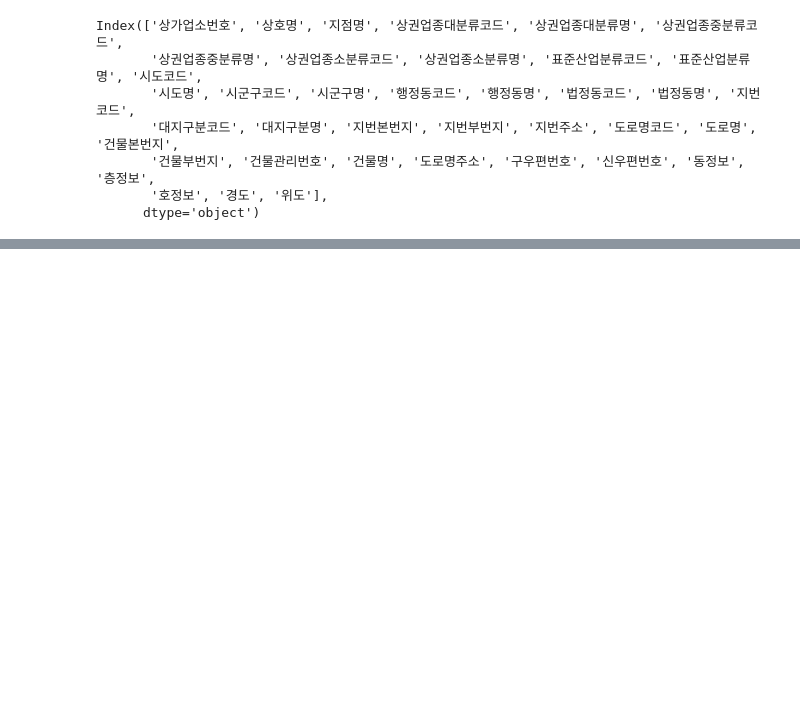
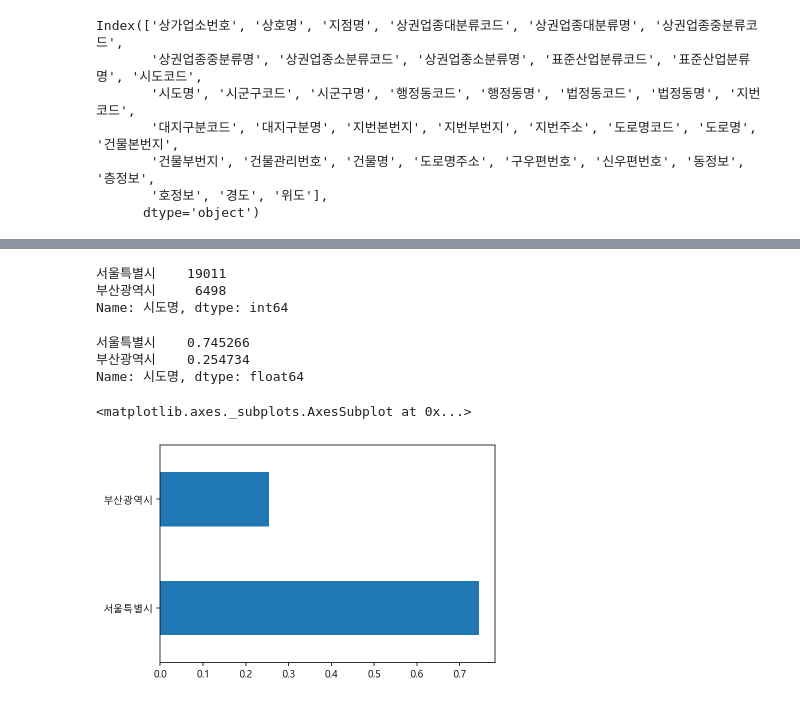
Before and after one commit to ATOMB-EUNBI/Python-Basic, a Jupyter notebook: Boostcamp_seoul1.ipynb, the cells around one changed output, grey strips where cells are left out. Saved outputs shown, nothing was run; the diff lists cells and outputs as text; code cells hidden in the pictures; blank space fills up the shorter version.

```diff
--- a/Boostcamp_seoul1.ipynb
+++ b/Boostcamp_seoul1.ipynb
@@ -85,0 +132,3 @@ dtype: int64
+# %%
+df.drop(['건물명', '건물부번지', '지점명', '표준산업분류명', '호정보', '층정보', '동정보'], axis=1, inplace=True)
+print(df)
@@ -85,0 +252,2 @@ dtype: int64
+# %%
+df = df[(df["상권업종대분류명"] == "의료")]
@@ -85,0 +270,18 @@ dtype: int64
+# %%
+df["시도명"].value_counts()
+# %% [output]
+서울특별시    19011
+부산광역시     6498
+Name: 시도명, dtype: int64
+# %%
+df["시도명"].value_counts(normalize=True)
+# %% [output]
+서울특별시    0.745266
+부산광역시    0.254734
+Name: 시도명, dtype: float64
+# %%
+city_normalize = df["시도명"].value_counts(normalize=True)
+city_normalize.plot.barh()
+# %% [output]
+<matplotlib.axes._subplots.AxesSubplot at 0x...>
+[figure, added]
```
Also changed, not shown: parts of 38 cells of this notebook.
